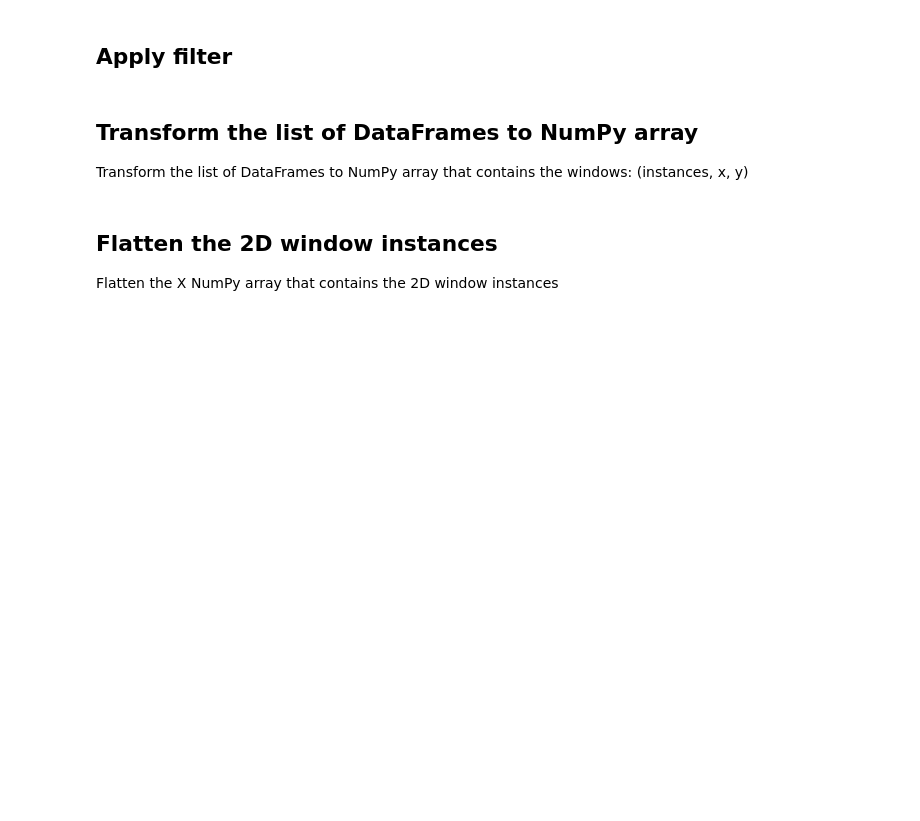
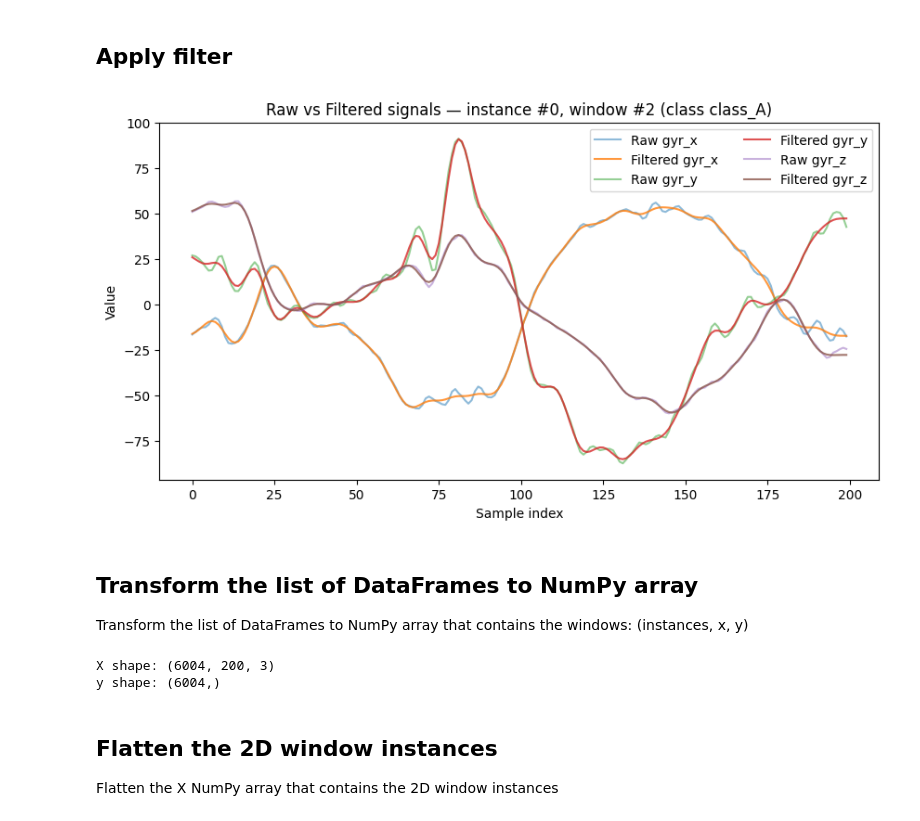
Before and after one commit to pelina2003/IoT_project, a Jupyter notebook: IoT-Course-AIoT-project-announcement-2025/aiot_project.ipynb, the cells around one changed output. Drawn from its saved outputs; the diff is of its cells as text; code cells hidden in the pictures; blank space fills up the shorter version.

```diff
--- a/IoT-Course-AIoT-project-announcement-2025/aiot_project.ipynb
+++ b/IoT-Course-AIoT-project-announcement-2025/aiot_project.ipynb
@@ -68,9 +140,82 @@ print("Existing DB keys:", found_keys)
 # %% [markdown]
 ## Apply filter
+# %%
+# — Apply low-pass filter to a selected sliding-window (all axes) —
+
+# 1) Επιλογή instance και παράθυρου βάσει config
+inst_idx = 0                             # εδώ διαλέγουμε το πρώτο raw instance
+win_idx  = config.get("x_number", 0)     # index παραθύρου από το config
+
+# 2) Δημιουργία των windows για το instance
+windows = sliding_window_pd(
+    X_raw[inst_idx],
+    ws       = config["sliding_window"]["ws"],
+    overlap  = config["sliding_window"]["overlap"],
+    w_type   = config["sliding_window"]["w_type"],
+    w_center = config["sliding_window"]["w_center"],
+    print_stats=False
+)
+
+df_win = windows[win_idx]
+label0 = y_raw[inst_idx]
+
+# 3) Εφαρμογή low-pass φίλτρου σε όλους τους άξονες
+df_filt = pd.DataFrame({
+    col: apply_filter(
+        df_win[col].to_numpy(),
+        order      = config["filter"]["order"],
+        wn         = config["filter"]["wn"],
+        filter_type= config["filter"]["type"]
+    )
+    for col in df_win.columns
+})
+
+# 4) Σχεδίαση raw vs filtered (όλοι οι άξονες στο ίδιο plot)
+plt.figure(figsize=(10,5))
+for col in df_win.columns:
+    plt.plot(df_win[col].to_numpy(),   alpha=0.5, label=f"Raw {col}")
+    plt.plot(df_filt[col],             alpha=0.8, label=f"Filtered {col}")
+
+plt.xlabel("Sample index")
+plt.ylabel("Value")
+plt.title(f"Raw vs Filtered signals — instance #{inst_idx}, window #{win_idx} (class {label0})")
+plt.legend(loc="upper right", ncol=2)
+plt.show()
+# %% [output]
+[figure, added]
 # %% [markdown]
 ## Transform the list of DataFrames to NumPy array
 
 Transform the list of DataFrames to NumPy array that contains the windows: (instances, x, y)
+# %%
+# 1) Συγκεντρώνουμε όλα τα windows και τα labels
+windows_all = []
+labels_all  = []
+
+for df, lbl in zip(X_raw, y_raw):
+    wins = sliding_window_pd(
+        df,
+        ws       = config["sliding_window"]["ws"],
+        overlap  = config["sliding_window"]["overlap"],
+        w_type   = config["sliding_window"]["w_type"],
+        w_center = config["sliding_window"]["w_center"],
+        print_stats=False
+    )
+    for w in wins:
+        # w είναι DataFrame με στήλες ['gyr_x','gyr_y','gyr_z']
+        windows_all.append(w.to_numpy())
+        labels_all.append(lbl)
+
+# 2) Μετατροπή σε NumPy arrays
+X = np.stack(windows_all)       # shape = (n_windows, ws, n_axes)
+y = np.array(labels_all)        # shape = (n_windows,)
+
+# 3) Έλεγχος σχημάτων
+print("X shape:", X.shape)
+print("y shape:", y.shape)
+# %% [output]
+X shape: (6004, 200, 3)
+y shape: (6004,)
 # %% [markdown]
 ## Flatten the 2D window instances
 
```
Also changed, not shown: parts of 22 cells of this notebook, 1 other file.
